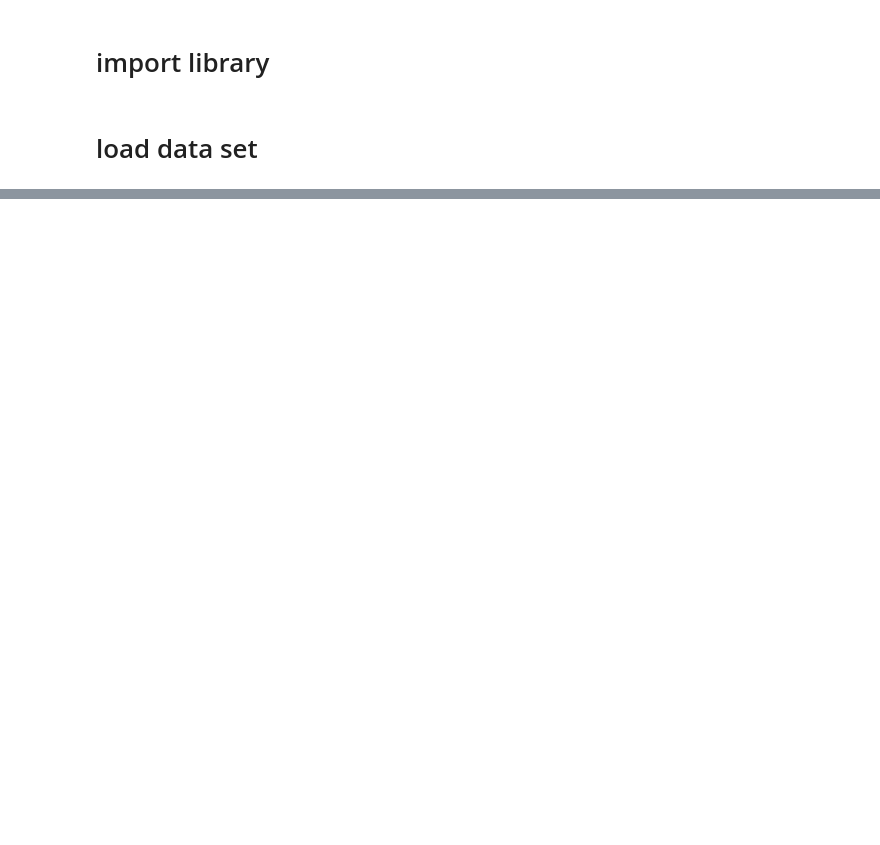
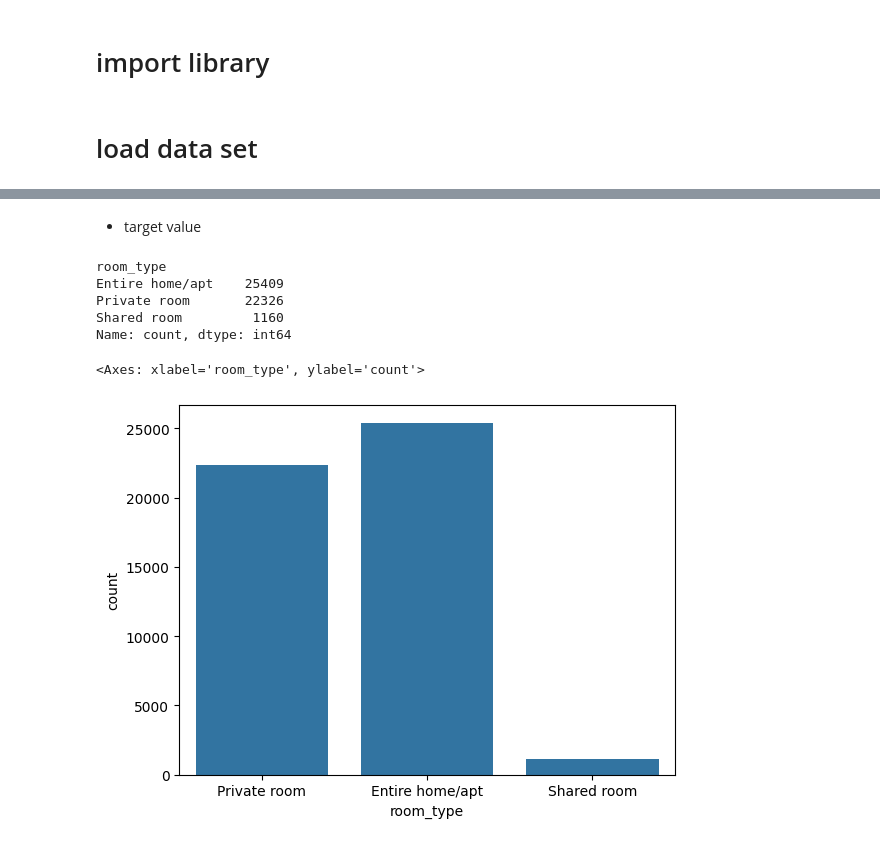
Before and after one commit to ramakant822382/New_York, a Jupyter notebook: newYork.ipynb, the cells around one changed output, grey strips where cells are left out. Saved outputs shown, nothing was run; the diff lists cells and outputs as text; code cells hidden in the pictures; blank space fills up the shorter version.

```diff
--- a/newYork.ipynb
+++ b/newYork.ipynb
@@ -33,0 +58,15 @@ df.shape
+# %% [markdown]
+* target value
+# %%
+df['room_type'].value_counts()
+# %% [output]
+room_type
+Entire home/apt    25409
+Private room       22326
+Shared room         1160
+Name: count, dtype: int64
+# %%
+sns.countplot(x='room_type', data=df)
+# %% [output]
+<Axes: xlabel='room_type', ylabel='count'>
+[figure, added]
```
Also changed, not shown: parts of 23 cells of this notebook.
